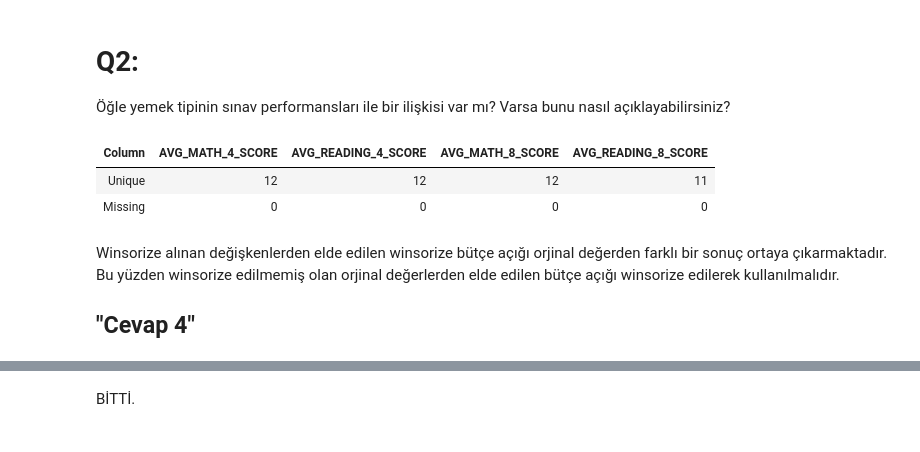
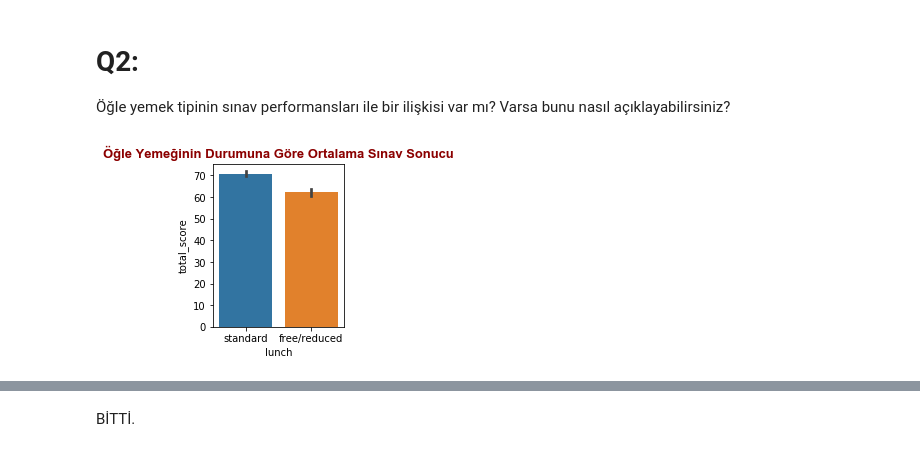
Before and after one commit to mehmetfatihdata/BOOTCAMP_1, a Jupyter notebook: WORK_20_EDA2.ipynb, the cells around one changed output, grey strips where cells are left out. Cells and saved outputs as stored; diff of their text form; code cells hidden in the pictures.

```diff
--- a/WORK_20_EDA2.ipynb
+++ b/WORK_20_EDA2.ipynb
@@ -23,6 +23,8 @@ students.head(5)
 Sınavlardaki performans cinsiyete, kökene ve anne-baba eğitim durumuna göre değişiklik göstermekte midir?
 # %%
 students["total_score"]=(students["math score"]+students["reading score"]+students["writing score"])/3
+baslik_font = {'family': 'arial', 'color': 'darkred','weight': 'bold','size': 13 }
+eksen_font  = {'family': 'arial', 'color': 'darkblue','weight': 'bold','size': 10 }
 # %%
 plt.figure(figsize=(16,5))
 
@@ -68,13 +49,9 @@ for col in degerler_mean:
-# %%
-for x in degerler_mean:
-    unique_count.append([x,len(degerler_mean[x].unique()),degerler_mean[x].isnull().sum()])
-pd.DataFrame(unique_count, columns=["Column","Unique","Missing"]).set_index("Column").T
-# %% [output]
-| Column | AVG_MATH_4_SCORE | AVG_READING_4_SCORE | AVG_MATH_8_SCORE | AVG_READING_8_SCORE |
-| Unique | 12 | 12 | 12 | 11 |
-| Missing | 0 | 0 | 0 | 0 |
-# %% [markdown]
-Winsorize alınan değişkenlerden elde edilen winsorize bütçe açığı orjinal değerden farklı bir sonuç ortaya çıkarmaktadır. Bu yüzden winsorize edilmemiş olan orjinal değerlerden elde edilen bütçe açığı winsorize edilerek kullanılmalıdır.
-
-"Cevap 4"
-----
+# %%
+plt.figure(figsize=(8,3))
+
+plt.subplot(1,3,3)
+sns.barplot(students["lunch"], students["total_score"])
+plt.title("Öğle Yemeğinin Durumuna Göre Ortalama Sınav Sonucu", fontdict = baslik_font )
+plt.show()
+# %% [output]
+[figure, added]
```
Also changed, not shown: parts of 8 cells of this notebook.
